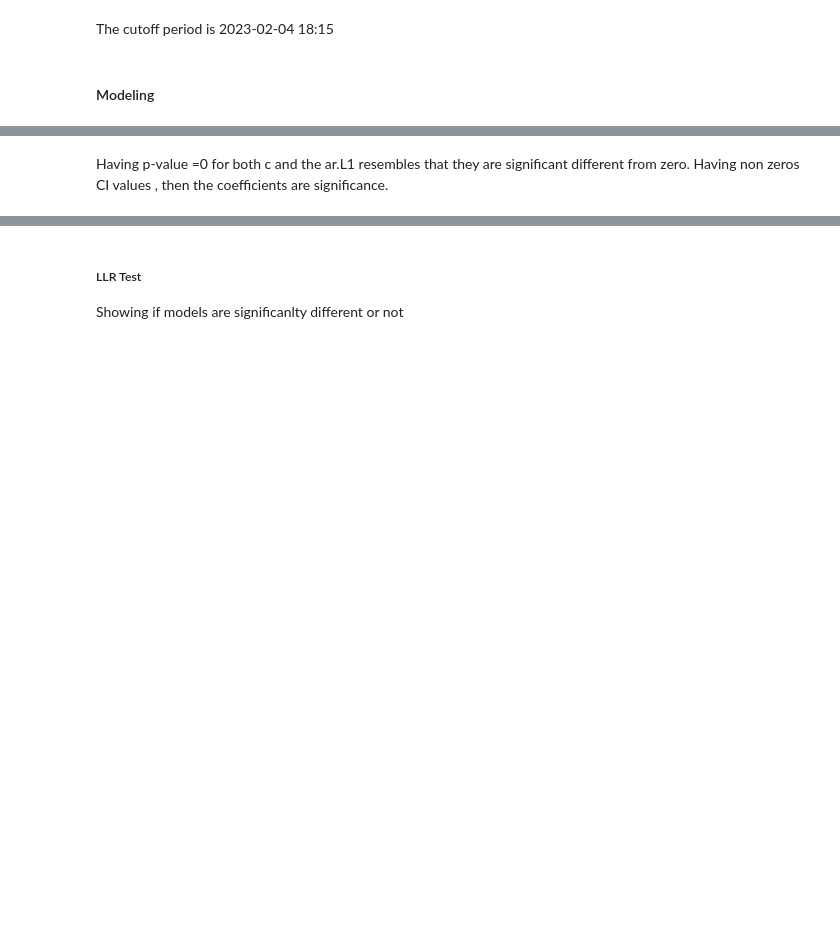
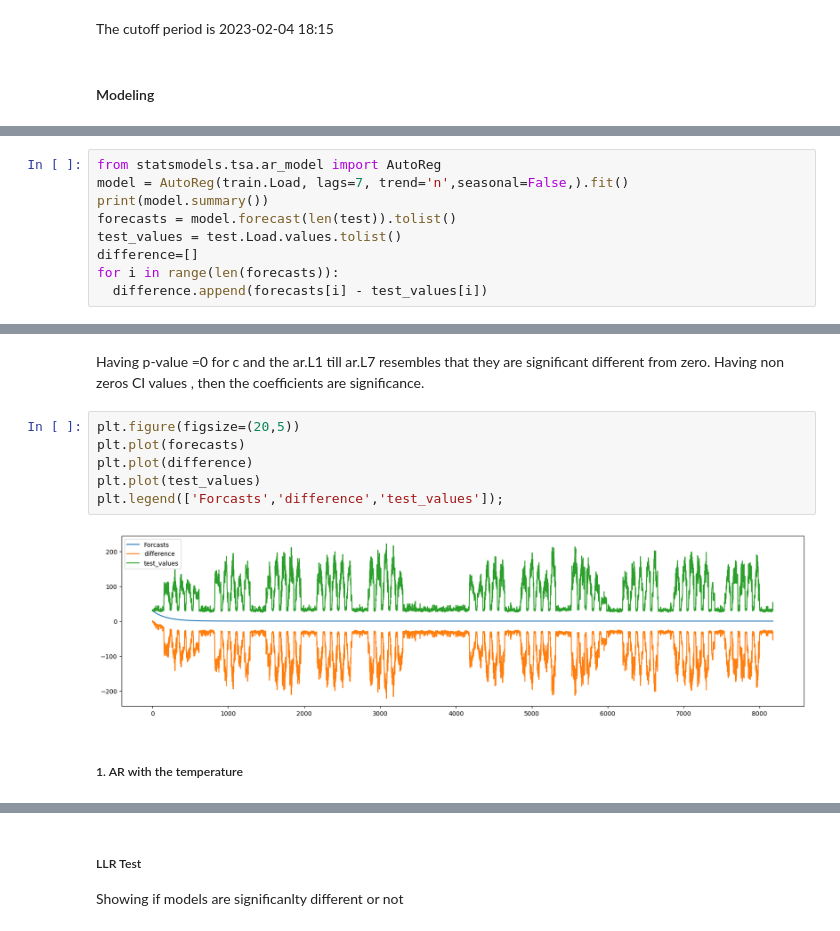
Before and after one commit to khadija267/Load-Time-Series-Forecasting, a Jupyter notebook: lsc_load_prediction.ipynb, the cells around one changed output, grey strips where cells are left out. Drawn from its saved outputs; the diff is of its cells as text; blank space fills up the shorter version.

```diff
--- a/lsc_load_prediction.ipynb
+++ b/lsc_load_prediction.ipynb
@@ -418,0 +408,9 @@ ar_results.summary()
+# %%
+from statsmodels.tsa.ar_model import AutoReg
+model = AutoReg(train.Load, lags=7, trend='n',seasonal=False,).fit()
+print(model.summary())
+forecasts = model.forecast(len(test)).tolist()
+test_values = test.Load.values.tolist()
+difference=[]
+for i in range(len(forecasts)):
+  difference.append(forecasts[i] - test_values[i])
@@ -419,2 +435,12 @@ ar_results.summary()
 # %% [markdown]
-Having p-value =0 for both c and the ar.L1 resembles that they are significant different from zero. Having non zeros CI values , then the coefficients are significance.
+Having p-value =0 for c and the ar.L1 till ar.L7 resembles that they are significant different from zero. Having non zeros CI values , then the coefficients are significance.
+# %%
+plt.figure(figsize=(20,5))
+plt.plot(forecasts)
+plt.plot(difference)
+plt.plot(test_values)
+plt.legend(['Forcasts','difference','test_values']);
+# %% [output]
+[figure, added]
+# %% [markdown]
+##### 1. AR with the temperature
```
Also changed, not shown: parts of 13 cells of this notebook.
